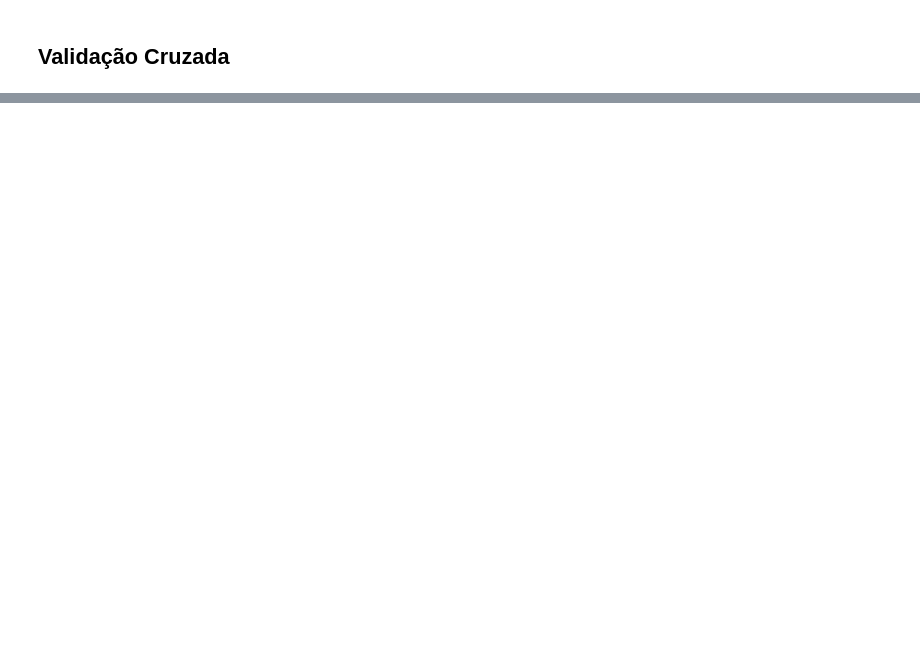
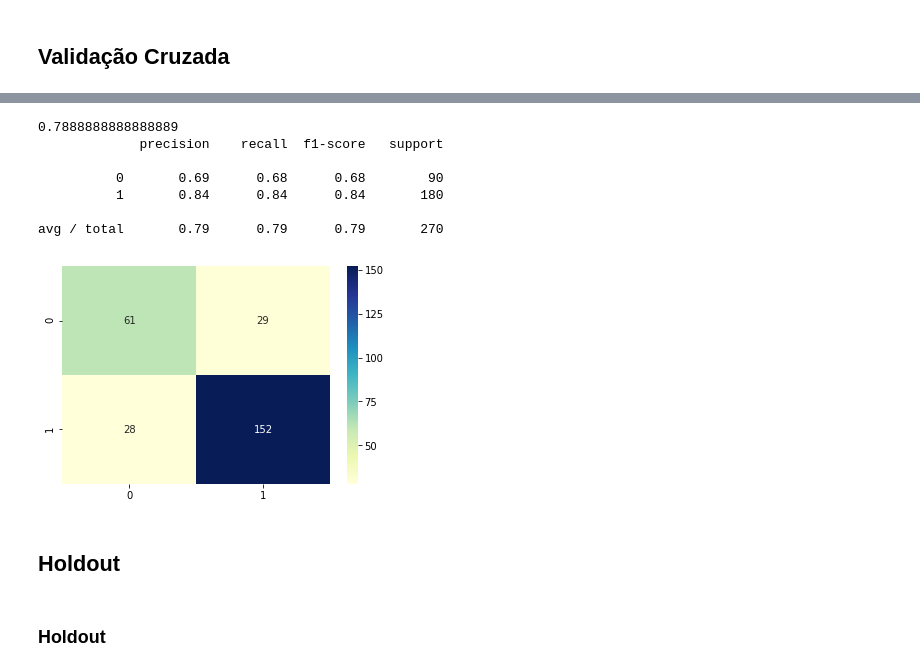
Before and after one commit to alvesmarcos/deep-learning, a Jupyter notebook: CI1107219/Manipulando dados/Manipulando Dados.ipynb, the cells around one changed output, grey strips where cells are left out. Cells and saved outputs as stored; diff of their text form; code cells hidden in the pictures; blank space fills up the shorter version.

```diff
--- a/CI1107219/Manipulando dados/Manipulando Dados.ipynb
+++ b/CI1107219/Manipulando dados/Manipulando Dados.ipynb
@@ -241,0 +327,31 @@ avg / total       0.77      0.77      0.77       270
+# %%
+kfold = StratifiedKFold(n_splits=5, shuffle=True, random_state=7)
+
+D_in, D_out = data_x.shape[1], data_x.shape[0]
+model = Sequential()
+model.add(Dense(units=D_in, activation='tanh', input_shape=(data_x.shape[1],)))
+model.add(Dense(units=30))
+model.add(BatchNormalization(axis=1))
+model.add(Activation('tanh'))
+model.add(Dense(units=30))
+model.add(BatchNormalization(axis=1))
+model.add(Activation('tanh'))
+model.add(Dense(units=20))
+model.add(BatchNormalization(axis=1))
+model.add(Activation('tanh'))
+model.add(Dense(units=1, activation='sigmoid'))
+model.compile(optimizer='adam', loss='binary_crossentropy',  metrics=['accuracy'])
+print(model.summary())
+acc_track = []
+loss_track = []
+
+x_train, y_train = data_x.values, data_y
+x_test, y_test = data_test_x.values, data_test_y
+for train, test in kfold.split(x_train, y_train):
+    history = model.fit(x=x_train[train], y=y_train[train], epochs=10, batch_size=10, verbose=0, validation_data=(x_test[test], y_test[test]))
+
+    for acc, loss in zip(history.history['acc'], history.history['loss']):
+        acc_track.append(acc)
+        loss_track.append(loss)
+
+plot_acc_loss(acc_track, loss_track)
@@ -241,0 +377,21 @@ avg / total       0.77      0.77      0.77       270
+# %%
+y_pred = model.predict(data_test_x)
+y_pred = np.where(y_pred > 0.5, 1, 0)
+
+print(accuracy_score(data_test_y, y_pred))
+plt.subplot(111)
+sns.heatmap(confusion_matrix(data_test_y, y_pred), annot=True, fmt='d', cmap="YlGnBu")
+print(classification_report(data_test_y, y_pred))
+# %% [output]
+0.7888888888888889
+             precision    recall  f1-score   support
+
+          0       0.69      0.68      0.68        90
+          1       0.84      0.84      0.84       180
+
+avg / total       0.79      0.79      0.79       270
+[figure, added]
+# %% [markdown]
+## Holdout
+# %% [markdown]
+### Holdout
```
Also changed, not shown: parts of 19 cells of this notebook, 1 other file.
